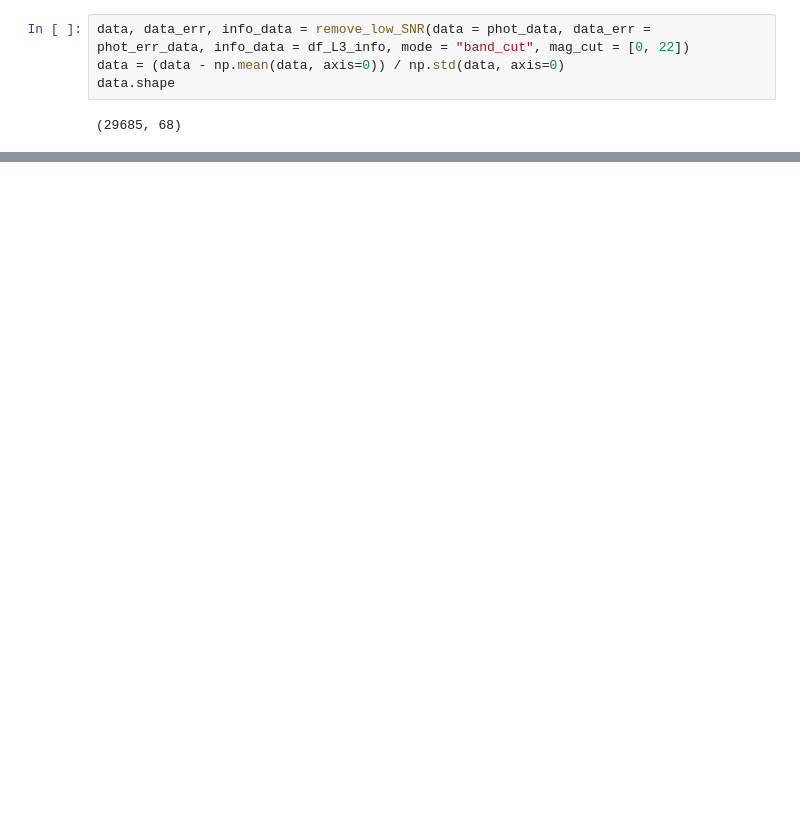
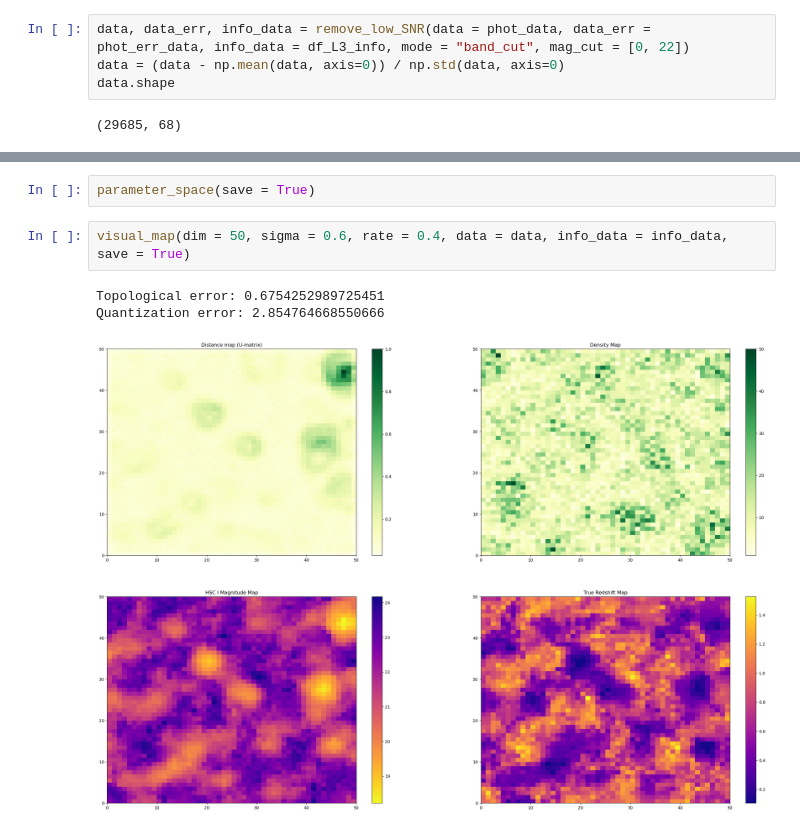
Before and after one commit to zrk-dreamer/SPHEREx_SOM, a Jupyter notebook: grid_search_band_cut.ipynb, the cells around one changed output, grey strips where cells are left out. Drawn from its saved outputs; the diff is of its cells as text; blank space fills up the shorter version.

Commit message:
Plot para space, error distribution, get map baed on para space

```diff
--- a/grid_search_band_cut.ipynb
+++ b/grid_search_band_cut.ipynb
@@ -90,0 +268,8 @@ KeyboardInterrupt:
+# %%
+parameter_space(save = True)
+# %%
+visual_map(dim = 50, sigma = 0.6, rate = 0.4, data = data, info_data = info_data, save = True)
+# %% [output]
+Topological error: 0.6754252989725451
+Quantization error: 2.854764668550666
+[figure, added]
```
Also changed, not shown: parts of 3 cells of this notebook, 1 other file.
